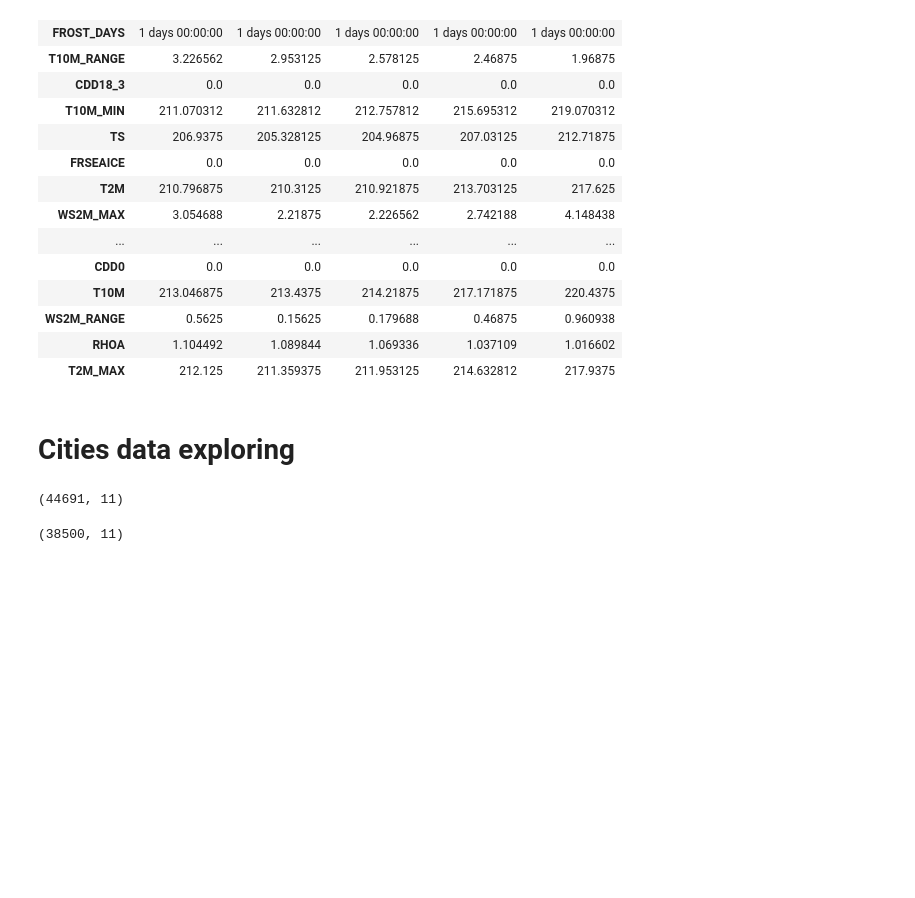
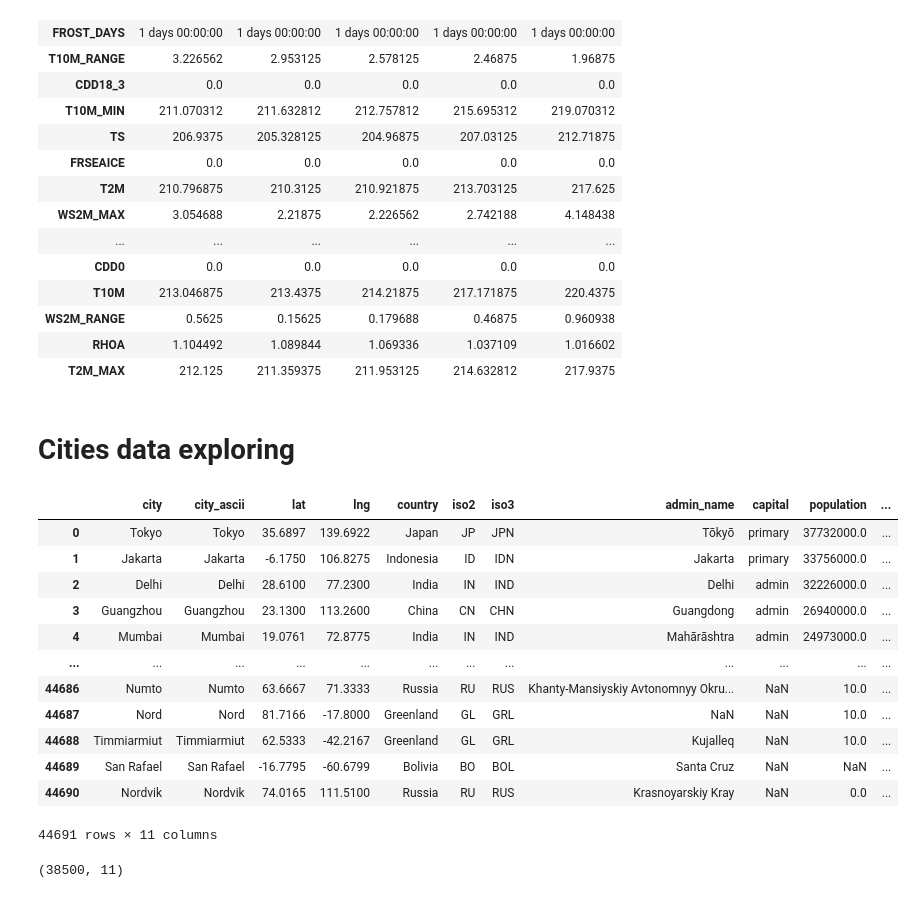
Before and after one commit to cancamilo/dataworks-gis, a Jupyter notebook: power_data_exploring.ipynb, the cells around one changed output. Drawn from its saved outputs; the diff is of its cells as text; code cells hidden in the pictures; blank space fills up the shorter version.

```diff
--- a/power_data_exploring.ipynb
+++ b/power_data_exploring.ipynb
@@ -589,9 +589,21 @@ geo_df.head().T
 # %%
 cities = pd.read_csv("worldcities.csv")
 # %%
-cities.shape
+cities
 # %% [output]
+|  | city | city_ascii | lat | lng | country | iso2 | iso3 | admin_name | capital | population | ... |
+| 0 | Tokyo | Tokyo | 35.6897 | 139.6922 | Japan | JP | JPN | Tōkyō | primary | 37732000.0 | ... |
+| 1 | Jakarta | Jakarta | -6.1750 | 106.8275 | Indonesia | ID | IDN | Jakarta | primary | 33756000.0 | ... |
+| 2 | Delhi | Delhi | 28.6100 | 77.2300 | India | IN | IND | Delhi | admin | 32226000.0 | ... |
+| 3 | Guangzhou | Guangzhou | 23.1300 | 113.2600 | China | CN | CHN | Guangdong | admin | 26940000.0 | ... |
+| 4 | Mumbai | Mumbai | 19.0761 | 72.8775 | India | IN | IND | Mahārāshtra | admin | 24973000.0 | ... |
+| ... | ... | ... | ... | ... | ... | ... | ... | ... | ... | ... | ... |
+| 44686 | Numto | Numto | 63.6667 | 71.3333 | Russia | RU | RUS | Khanty-Mansiyskiy Avtonomnyy Okru... | NaN | 10.0 | ... |
+| 44687 | Nord | Nord | 81.7166 | -17.8000 | Greenland | GL | GRL | NaN | NaN | 10.0 | ... |
+| 44688 | Timmiarmiut | Timmiarmiut | 62.5333 | -42.2167 | Greenland | GL | GRL | Kujalleq | NaN | 10.0 | ... |
+| 44689 | San Rafael | San Rafael | -16.7795 | -60.6799 | Bolivia | BO | BOL | Santa Cruz | NaN | NaN | ... |
+| 44690 | Nordvik | Nordvik | 74.0165 | 111.5100 | Russia | RU | RUS | Krasnoyarskiy Kray | NaN | 0.0 | ... |
-(44691, 11)
+44691 rows × 11 columns
 # %%
 cities[cities["population"] > 10000].shape
 # %% [output]
```
Also changed, not shown: parts of 3 cells of this notebook, 2 other files.
